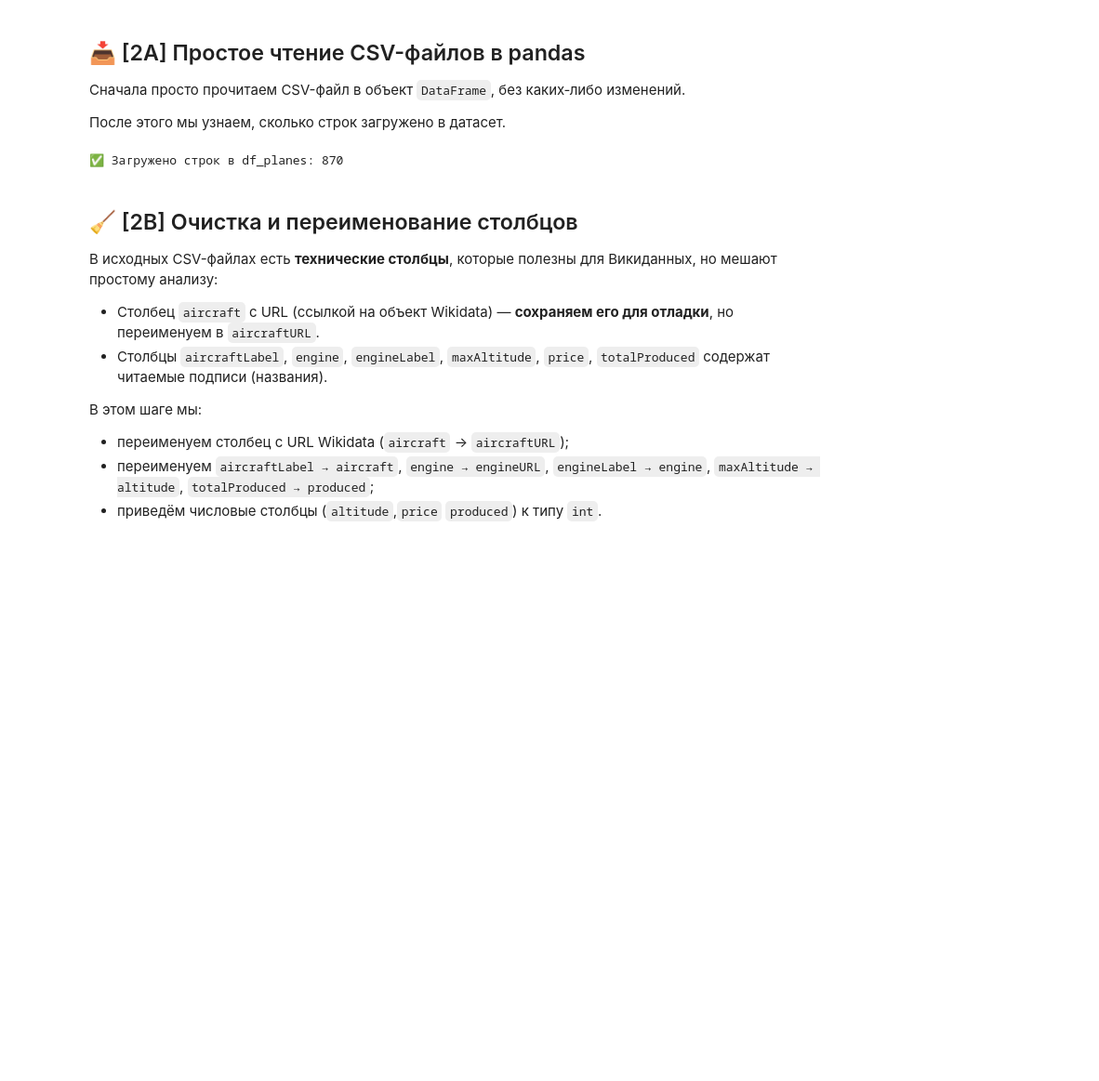
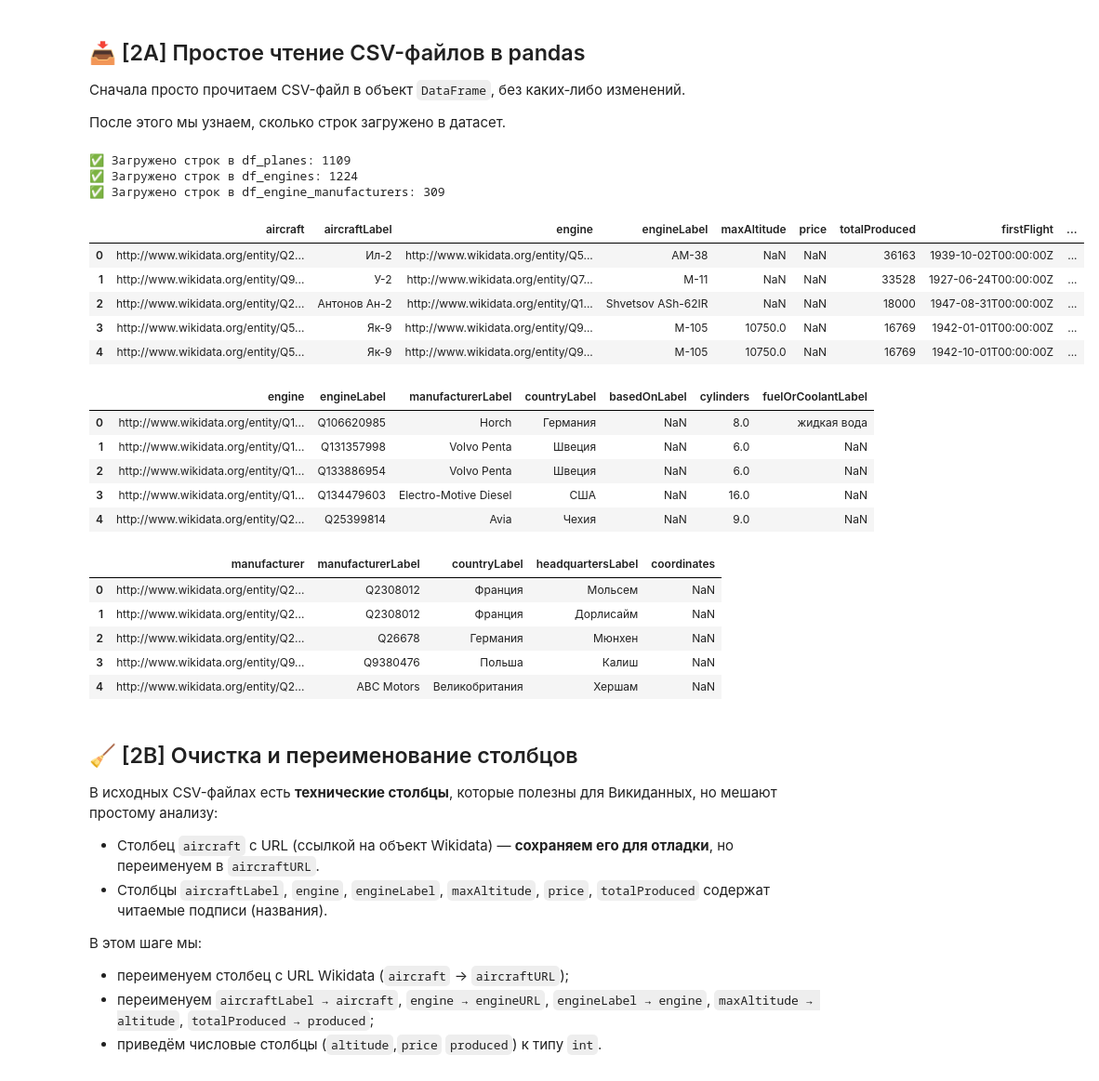
Before and after one commit to YaroslavTrusov/python-ai-template-Yaroslav_Trusov, a Jupyter notebook: notebooks/week2b_read_csv.ipynb, the cells around one changed output. Shown at 93% size. Cells and saved outputs as stored; diff of their text form; code cells hidden in the pictures; blank space fills up the shorter version.

```diff
--- a/notebooks/week2b_read_csv.ipynb
+++ b/notebooks/week2b_read_csv.ipynb
@@ -43,13 +44,43 @@ print("✅ Репозиторий готов, теперь мы работаем
 # %%
 # 🐱 Шаг 2A. Чтение CSV-файла в pandas
 
 import pandas as pd
+from IPython.display import display  # Импортируем функцию display
 
 df_planes = pd.read_csv("data/planes.csv")
+df_engines = pd.read_csv("data/engines.csv")
+df_engine_manufacturers = pd.read_csv("data/engine_manufacturers.csv")
 
 print("✅ Загружено строк в df_planes:", len(df_planes))
+print("✅ Загружено строк в df_engines:", len(df_engines))
+print("✅ Загружено строк в df_engine_manufacturers:", len(df_engine_manufacturers))
+
+# Отображаем первые 5 строк каждого датафрейма
+display(df_planes.head())
+display(df_engines.head())
+display(df_engine_manufacturers.head())
 # %% [output]
-✅ Загружено строк в df_planes: 870
+✅ Загружено строк в df_planes: 1109
+✅ Загружено строк в df_engines: 1224
+✅ Загружено строк в df_engine_manufacturers: 309
+|  | aircraft | aircraftLabel | engine | engineLabel | maxAltitude | price | totalProduced | firstFlight | ... |
+| 0 | http://www.wikidata.org/entity/Q2... | Ил-2 | http://www.wikidata.org/entity/Q5... | АМ-38 | NaN | NaN | 36163 | 1939-10-02T00:00:00Z | ... |
+| 1 | http://www.wikidata.org/entity/Q9... | У-2 | http://www.wikidata.org/entity/Q7... | М-11 | NaN | NaN | 33528 | 1927-06-24T00:00:00Z | ... |
+| 2 | http://www.wikidata.org/entity/Q2... | Антонов Ан-2 | http://www.wikidata.org/entity/Q1... | Shvetsov ASh-62IR | NaN | NaN | 18000 | 1947-08-31T00:00:00Z | ... |
+| 3 | http://www.wikidata.org/entity/Q5... | Як-9 | http://www.wikidata.org/entity/Q9... | М-105 | 10750.0 | NaN | 16769 | 1942-01-01T00:00:00Z | ... |
+| 4 | http://www.wikidata.org/entity/Q5... | Як-9 | http://www.wikidata.org/entity/Q9... | М-105 | 10750.0 | NaN | 16769 | 1942-10-01T00:00:00Z | ... |
+|  | engine | engineLabel | manufacturerLabel | countryLabel | basedOnLabel | cylinders | fuelOrCoolantLabel |
+| 0 | http://www.wikidata.org/entity/Q1... | Q106620985 | Horch | Германия | NaN | 8.0 | жидкая вода |
+| 1 | http://www.wikidata.org/entity/Q1... | Q131357998 | Volvo Penta | Швеция | NaN | 6.0 | NaN |
+| 2 | http://www.wikidata.org/entity/Q1... | Q133886954 | Volvo Penta | Швеция | NaN | 6.0 | NaN |
+| 3 | http://www.wikidata.org/entity/Q1... | Q134479603 | Electro-Motive Diesel | США | NaN | 16.0 | NaN |
+| 4 | http://www.wikidata.org/entity/Q2... | Q25399814 | Avia | Чехия | NaN | 9.0 | NaN |
+|  | manufacturer | manufacturerLabel | countryLabel | headquartersLabel | coordinates |
+| 0 | http://www.wikidata.org/entity/Q2... | Q2308012 | Франция | Мольсем | NaN |
+| 1 | http://www.wikidata.org/entity/Q2... | Q2308012 | Франция | Дорлисайм | NaN |
+| 2 | http://www.wikidata.org/entity/Q2... | Q26678 | Германия | Мюнхен | NaN |
+| 3 | http://www.wikidata.org/entity/Q9... | Q9380476 | Польша | Калиш | NaN |
+| 4 | http://www.wikidata.org/entity/Q2... | ABC Motors | Великобритания | Хершам | NaN |
 # %% [markdown]
 ## 🧹 [2B] Очистка и переименование столбцов
 
```
Also changed, not shown: parts of 8 cells of this notebook.
